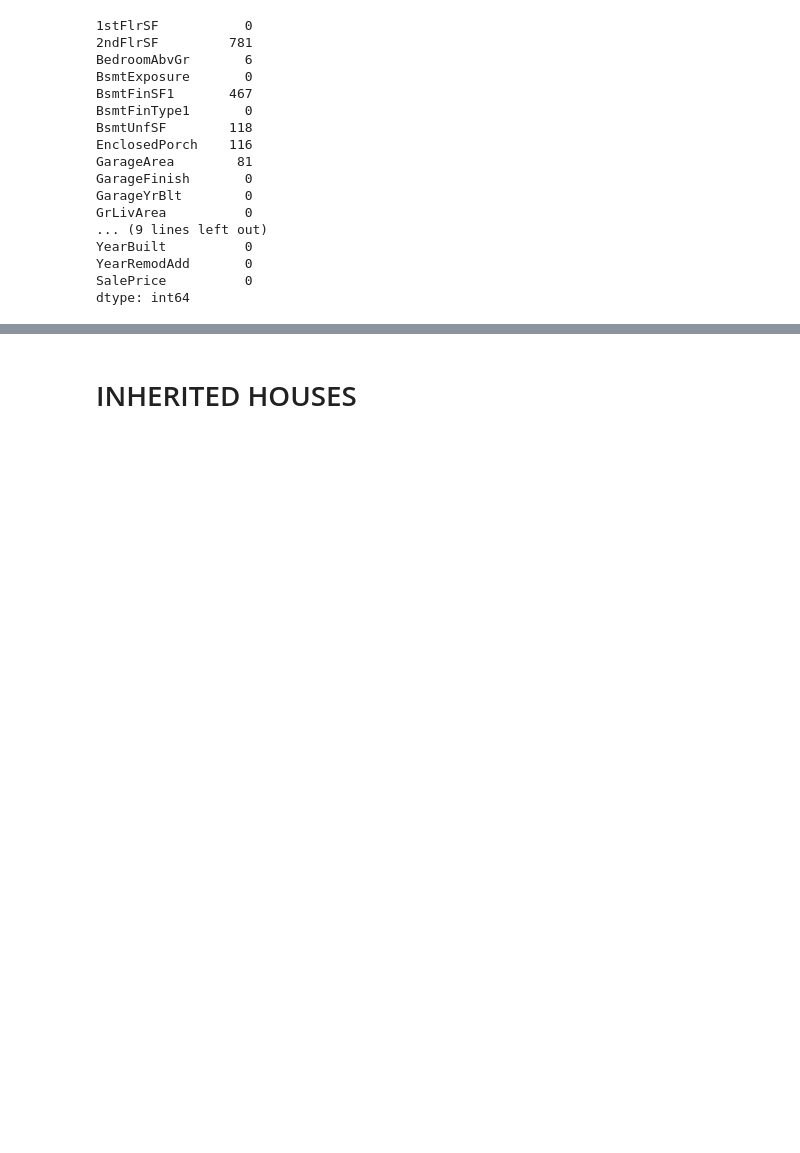
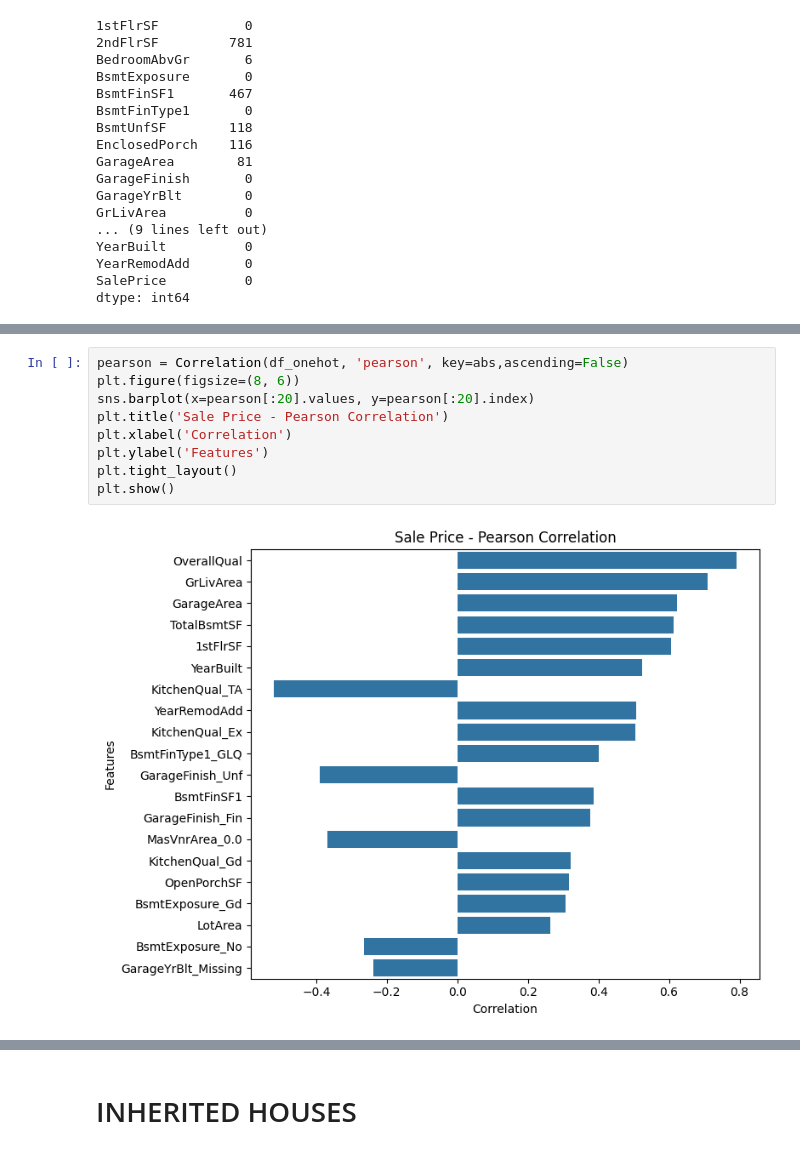
Before and after one commit to aksurcos/P5-Heritage-Housing, a Jupyter notebook: jupyter_notebooks/02_data_inspection.ipynb, the cells around one changed output, grey strips where cells are left out. Drawn from its saved outputs; the diff is of its cells as text; blank space fills up the shorter version.

```diff
--- a/jupyter_notebooks/02_data_inspection.ipynb
+++ b/jupyter_notebooks/02_data_inspection.ipynb
@@ -367,0 +406,11 @@ dtype: int64
+# %%
+pearson = Correlation(df_onehot, 'pearson', key=abs,ascending=False)
+plt.figure(figsize=(8, 6))
+sns.barplot(x=pearson[:20].values, y=pearson[:20].index)
+plt.title('Sale Price - Pearson Correlation')
+plt.xlabel('Correlation')
+plt.ylabel('Features')
+plt.tight_layout()
+plt.show()
+# %% [output]
+[figure, added]
```
Also changed, not shown: parts of 11 cells of this notebook, 1 other file.
